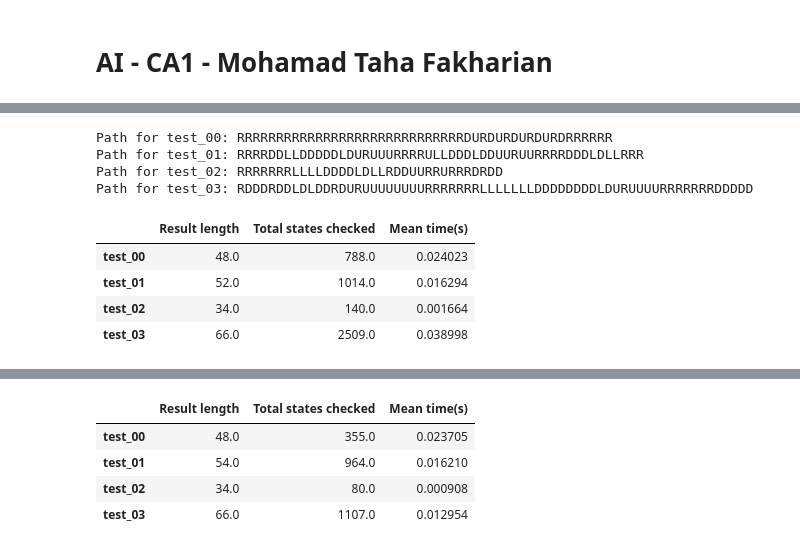
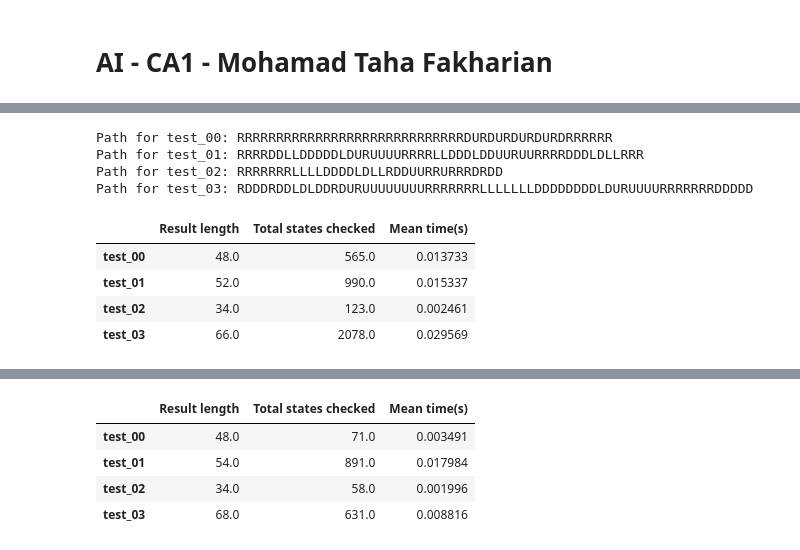
Before and after one commit to tahafkh/AI, a Jupyter notebook: CA1/CA1.ipynb, the cells around one changed output, grey strips where cells are left out. Saved outputs shown, nothing was run; the diff lists cells and outputs as text; code cells hidden in the pictures.

```diff
--- a/CA1/CA1.ipynb
+++ b/CA1/CA1.ipynb
@@ -177,4 +234,5 @@ Path for test_03: RRDDDDDLDLDDRDURUUUUUUUURRRRRRRLLLLLLLDDDDDDDDLDURUUUURRRRRRRD
 # %%
+# DFS with limited depth. A helper function for IDS
 def rdls(grid, path, explored, degrees, friends_end, start_state, state, limit, total_states_checked):
     total_states_checked += 1
     if reached_goal(grid, state):
@@ -196,6 +254,7 @@ def rdls(grid, path, explored, degrees, friends_end, start_state, state, limit,
                         return reached, possible_path, total_states_checked
     return False, None, total_states_checked
 
+# Calling DFS with a specific depth. Setting initial data structures needed for DFS
 def dls(grid, degrees, friends_end, start_state, limit, total_states_checked):
     explored = {
         start_state : 0
@@ -203,16 +262,18 @@ def dls(grid, degrees, friends_end, start_state, limit, total_states_checked):
     path = dict()
     return rdls(grid, path, explored, degrees, friends_end, start_state, start_state, limit, total_states_checked)
 
+# IDS. Calling dls with several depths. We consider the maximum depth as 2 * total cells * total fellows + 1
+# since in worse case, Gandalf should traverse total cells for picking each fellow and delivering him
 def ids(grid, start_state, last_cell, friends_start, friends_end, degrees, hyperparams = None):
     total_states_checked = 0
-    for i in range(len(grid) * len(grid[0]) * len(friends_end)):
+    for i in range(2 * len(grid) * len(grid[0]) * len(friends_end) + 1):
         reached, possible_path, total_states_checked = dls(grid, degrees, friends_end, start_state, i, total_states_checked)
         if reached:
             return reached, possible_path, total_states_checked
     return False, None, None
 # %%
-ids_records = solve_problem(ids)
-ids_records
+records['IDS'] = solve_problem(ids)
+records['IDS']
 # %% [output]
 Path for test_00: RRRRRRRRRRRRRRRRRRRRRRRRRRRRRDURDURDURDURDRRRRRR
 Path for test_01: RRRRDDLLDDDDDLDURUUUURRRRLLDDDLDDUURUURRRRDDDLDLLRRR
@@ -233,7 +307,7 @@ def h(state, friends_start, friends_end, last_cell):
         return calc_manhattan_dist((x, y), friends_end[current_friend]) + calc_manhattan_dist(friends_end[current_friend], last_cell)
     else:
         return np.max(np.array([calc_manhattan_dist((x, y), friends_start[i]) + calc_manhattan_dist(friends_start[i], friends_end[i]) +
-                      calc_manhattan_dist(friends_end[current_friend], last_cell)
+                      calc_manhattan_dist(friends_end[i], last_cell)
                       for i in remaining_friends]))
 
 def a_star(grid, start_state, last_cell, friends_start, friends_end, degrees, hyperparams):
@@ -277,23 +351,23 @@ def a_star(grid, start_state, last_cell, friends_start, friends_end, degrees, hy
 hyperparams = {
     'alpha' : 1
 }
-a_star_records = solve_problem(a_star, hyperparams)
-a_star_records
+records['A*'] = solve_problem(a_star, hyperparams)
+records['A*']
 # %% [output]
 Path for test_00: RRRRRRRRRRRRRRRRRRRRRRRRRRRRRDURDURDURDURDRRRRRR
-Path for test_01: RRRRDDLLDDDDDLDURUUURRRRULLDDDLDDUURUURRRRDDDLDLLRRR
+Path for test_01: RRRRDDLLDDDDDLDURUUUURRRRLLDDDLDDUURUURRRRDDDLDLLRRR
 Path for test_02: RRRRRRRLLLLDDDDLDLLRDDUURRURRRDRDD
 Path for test_03: RDDDRDDLDLDDRDURUUUUUUUURRRRRRRLLLLLLLDDDDDDDDLDURUUUURRRRRRRDDDDD
 |  | Result length | Total states checked | Mean time(s) |
-| test_00 | 48.0 | 788.0 | 0.024023 |
-| test_01 | 52.0 | 1014.0 | 0.016294 |
-| test_02 | 34.0 | 140.0 | 0.001664 |
-| test_03 | 66.0 | 2509.0 | 0.038998 |
+| test_00 | 48.0 | 565.0 | 0.013733 |
+| test_01 | 52.0 | 990.0 | 0.015337 |
+| test_02 | 34.0 | 123.0 | 0.002461 |
+| test_03 | 66.0 | 2078.0 | 0.029569 |
 # %%
 hyperparams = {
-    'alpha' : 2
+    'alpha' : 3
 }
-weighted_a_star_1_records = solve_problem(a_star, hyperparams)
-weighted_a_star_1_records
+records['Weighted A*(alpha = {})'.format(hyperparams['alpha'])] = solve_problem(a_star, hyperparams)
+records['Weighted A*(alpha = {})'.format(hyperparams['alpha'])]
 # %% [output]
 Path for test_00: RRRRRRRRRRRRRRRRRRRRRRRRRRRRRDURDURDURDURDRRRRRR
@@ -303,8 +377,8 @@ Path for test_03: RDDDRDDLDLDDRDURUUUUUUUURRRRRRRLLLLLLLDDDDDDDDLDURUUUURRRRRRRD
 |  | Result length | Total states checked | Mean time(s) |
-| test_00 | 48.0 | 355.0 | 0.023705 |
-| test_01 | 54.0 | 964.0 | 0.016210 |
-| test_02 | 34.0 | 80.0 | 0.000908 |
-| test_03 | 66.0 | 1107.0 | 0.012954 |
+| test_00 | 48.0 | 71.0 | 0.003491 |
+| test_01 | 54.0 | 891.0 | 0.017984 |
+| test_02 | 34.0 | 58.0 | 0.001996 |
+| test_03 | 68.0 | 631.0 | 0.008816 |
 # %%
 hyperparams = {
     'alpha' : 5
```
Also changed, not shown: parts of 21 cells of this notebook, 1 other file.
